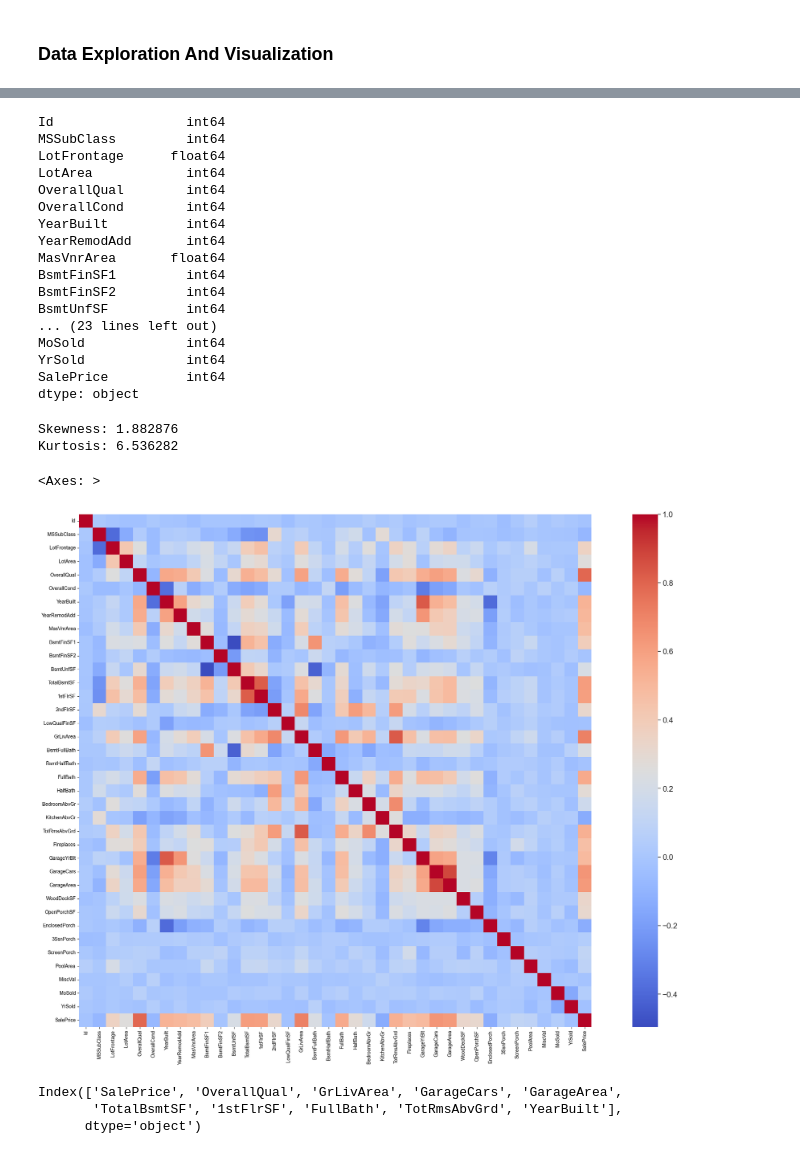
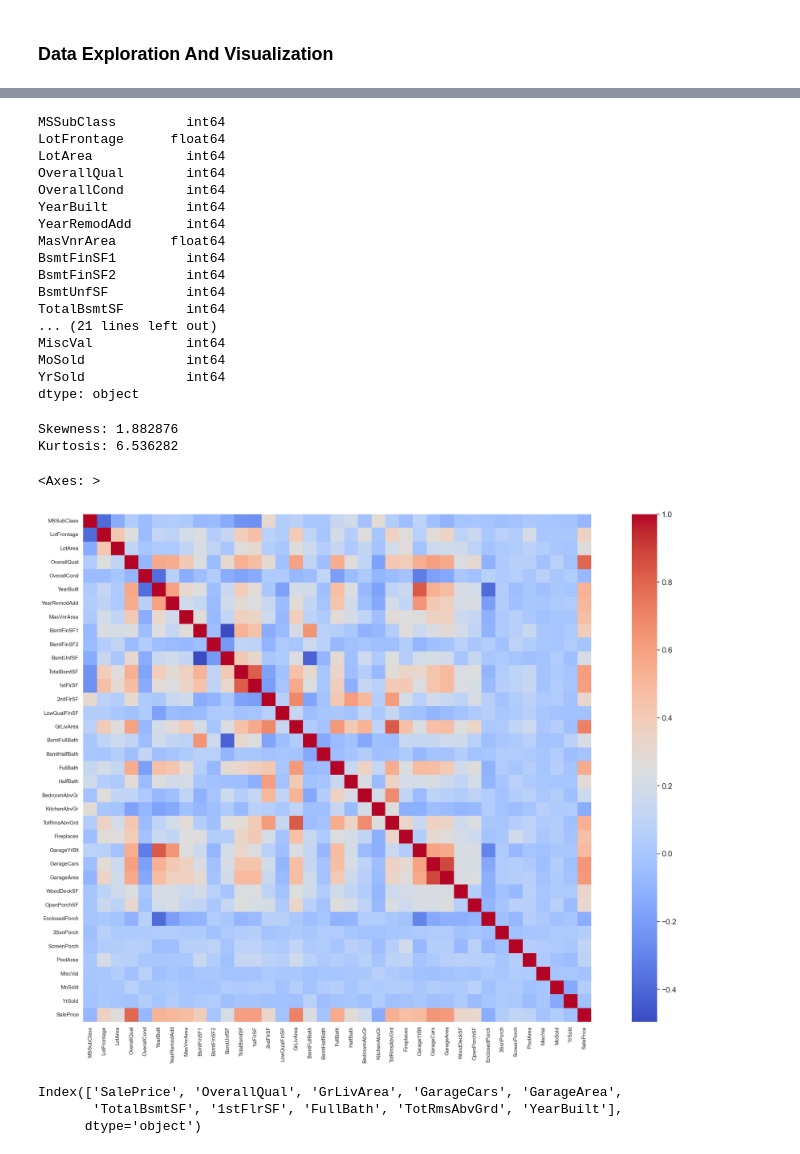
Before and after one commit to EleneJobava/House-Prices, a Jupyter notebook: model_experiment.ipynb, the cells around one changed output, grey strips where cells are left out. Drawn from its saved outputs; the diff is of its cells as text; code cells hidden in the pictures.

```diff
--- a/model_experiment.ipynb
+++ b/model_experiment.ipynb
@@ -48,8 +48,12 @@ def show_all(df):
 # %%
 train = pd.read_csv('house-prices-advanced-regression-techniques/train.csv')
 test = pd.read_csv('house-prices-advanced-regression-techniques/test.csv')
-data = pd.concat((train, test)).reset_index(drop=True)
-data.drop(['SalePrice'], axis=1, inplace=True)
+y_full = train['SalePrice'].copy()
+train.drop(['Id', 'SalePrice'], axis=1, inplace=True)
+test.drop(['Id'], axis=1, inplace=True)
+
+train_with_price = train.copy()
+train_with_price['SalePrice'] = y_full
 
 print("Train shape:", train.shape)
 print("Test shape:", test.shape)
@@ -127,7 +130,6 @@ Index(['Id', 'MSSubClass', 'MSZoning', 'LotFrontage', 'LotArea', 'Street',
 # %%
 train.dtypes[train.dtypes != object]
 # %% [output]
-Id                 int64
 MSSubClass         int64
 LotFrontage      float64
 LotArea            int64
@@ -139,9 +141,10 @@ MasVnrArea       float64
 BsmtFinSF1         int64
 BsmtFinSF2         int64
 BsmtUnfSF          int64
-... (23 lines left out)
+TotalBsmtSF        int64
+... (21 lines left out)
+MiscVal            int64
 MoSold             int64
 YrSold             int64
-SalePrice          int64
 dtype: object
 # %%
@@ -151,13 +154,15 @@ print("Kurtosis: %f" % train['SalePrice'].kurt())
 Skewness: 1.882876
 Kurtosis: 6.536282
 # %%
-corrmat = train.corr(numeric_only=True)
+train_with_price = train.copy()
+train_with_price['SalePrice'] = y_full
+corrmat = train_with_price.corr(numeric_only=True)
 f, ax = plt.subplots(figsize=(30, 19))
 sns.set(font_scale=1.45)
 sns.heatmap(corrmat, square=True, cmap='coolwarm')
 # %% [output]
 <Axes: >
-[figure, old version]
+[figure, new version]
 # %%
 correlations = corrmat["SalePrice"].sort_values(ascending=False)
 features = correlations.index[0:10]
```
Also changed, not shown: parts of 72 cells of this notebook.
